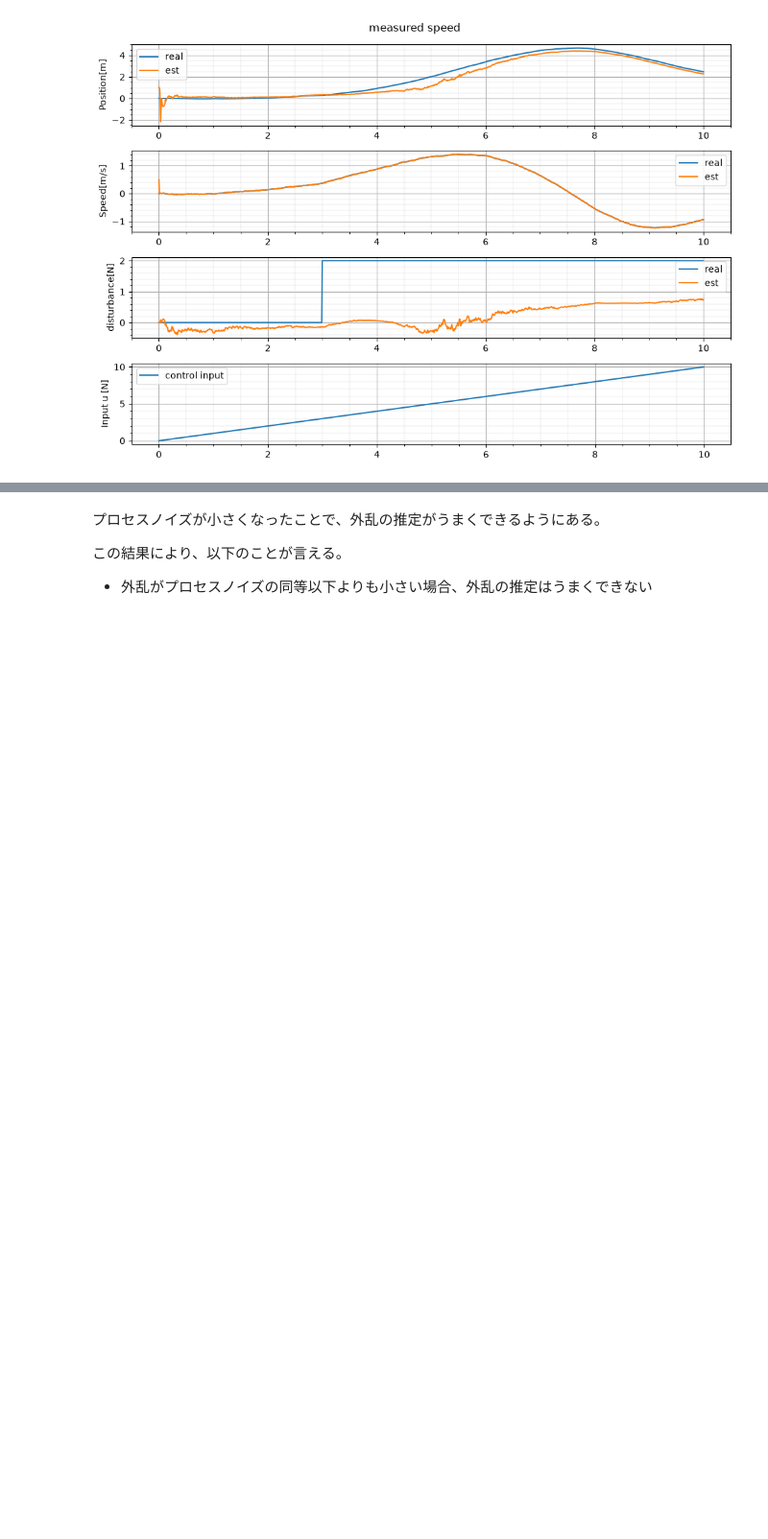
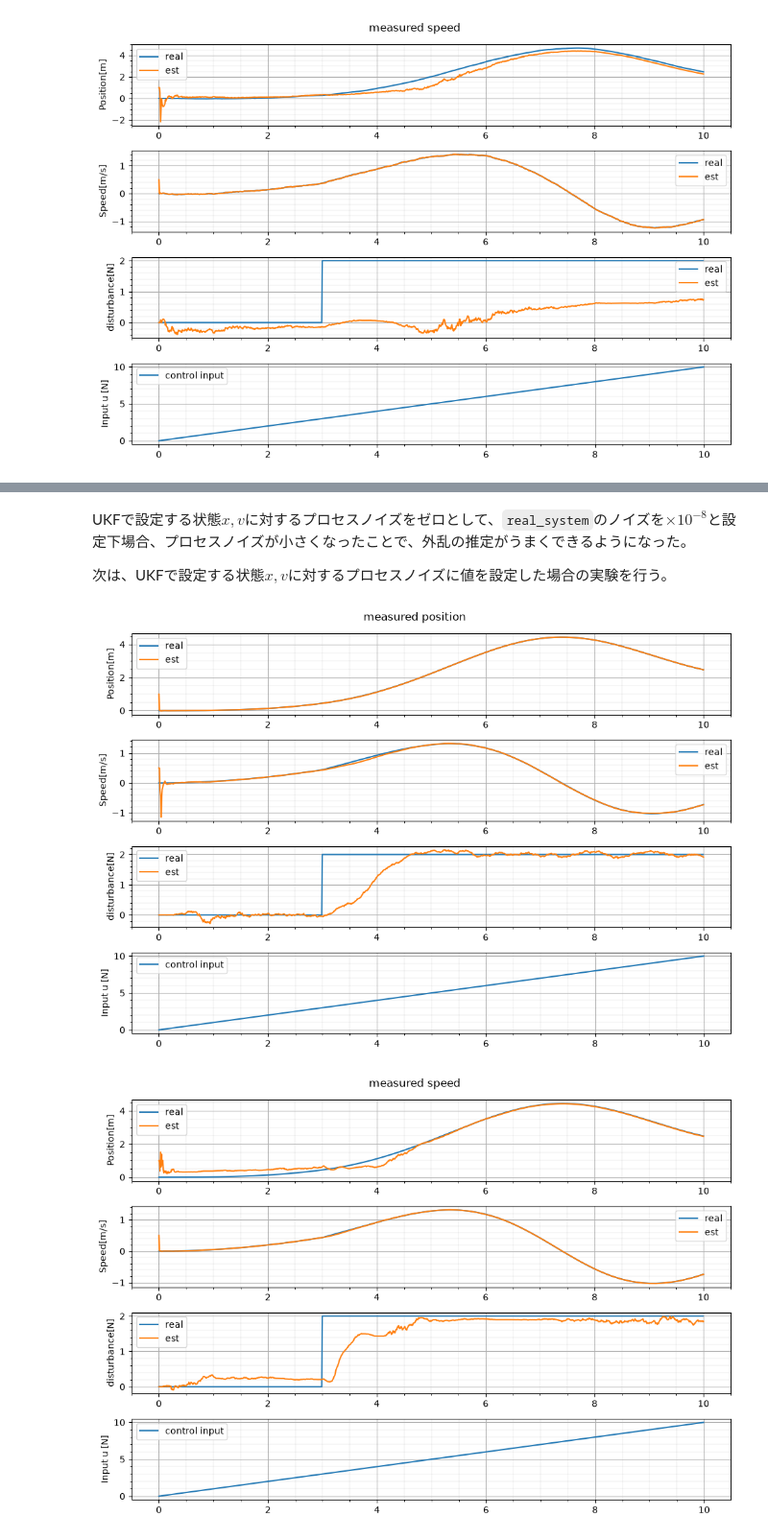
Before and after one commit to hideto008/learning_estimation_method, a Jupyter notebook: Notes/Estimate_State_using_UKF.ipynb, the cells around one changed output, grey strips where cells are left out. Shown at 96% size. Saved outputs shown, nothing was run; the diff lists cells and outputs as text; code cells hidden in the pictures; blank space fills up the shorter version.

```diff
--- a/Notes/Estimate_State_using_UKF.ipynb
+++ b/Notes/Estimate_State_using_UKF.ipynb
@@ -839,6 +839,23 @@ create_fig(t_array, x_array, x_est_array, u_array, d_array, title="measured spee
 # %% [markdown]
-プロセスノイズが小さくなったことで、外乱の推定がうまくできるようにある。
+UKFで設定する状態$x,v$に対するプロセスノイズをゼロとして、`real_system`のノイズを$ \times 10^{-8}$と設定下場合、プロセスノイズが小さくなったことで、外乱の推定がうまくできるようになった。
 
-この結果により、以下のことが言える。
-
-- 外乱がプロセスノイズの同等以下よりも小さい場合、外乱の推定はうまくできない
+次は、UKFで設定する状態$x,v$に対するプロセスノイズに値を設定した場合の実験を行う。
+# %%
+params = Parameters(
+    dt=dt,
+    k=1.0,
+    c=0.1,
+    Q=np.diag([1e-8, 4e-8, 2e-4]), # for UKF
+    Q_real=np.diag([1e-8, 4e-8]), # for real
+    R=np.array([[1e-4]]),
+    P_init=np.diag([1e1, 1e1, 1e-1])
+)
+
+t_array, x_array, x_est_array = simulation(X_init,X_est_init,u_array, d_array, params, measure_speed=False)
+create_fig(t_array, x_array, x_est_array, u_array, d_array, title="measured position")
+
+t_array, x_array, x_est_array = simulation(X_init,X_est_init,u_array, d_array, params, measure_speed=True)
+create_fig(t_array, x_array, x_est_array, u_array, d_array, title="measured speed")
+# %% [output]
+[figure, added]
+[figure, added]
```
Also changed, not shown: parts of 3 cells of this notebook.
